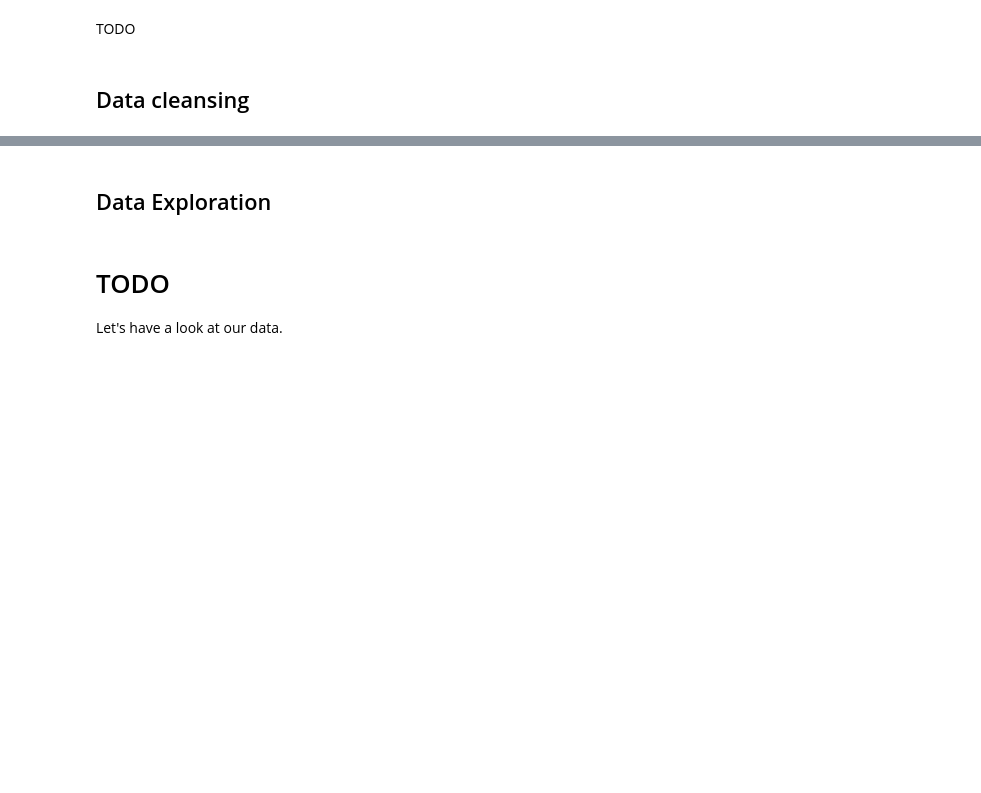
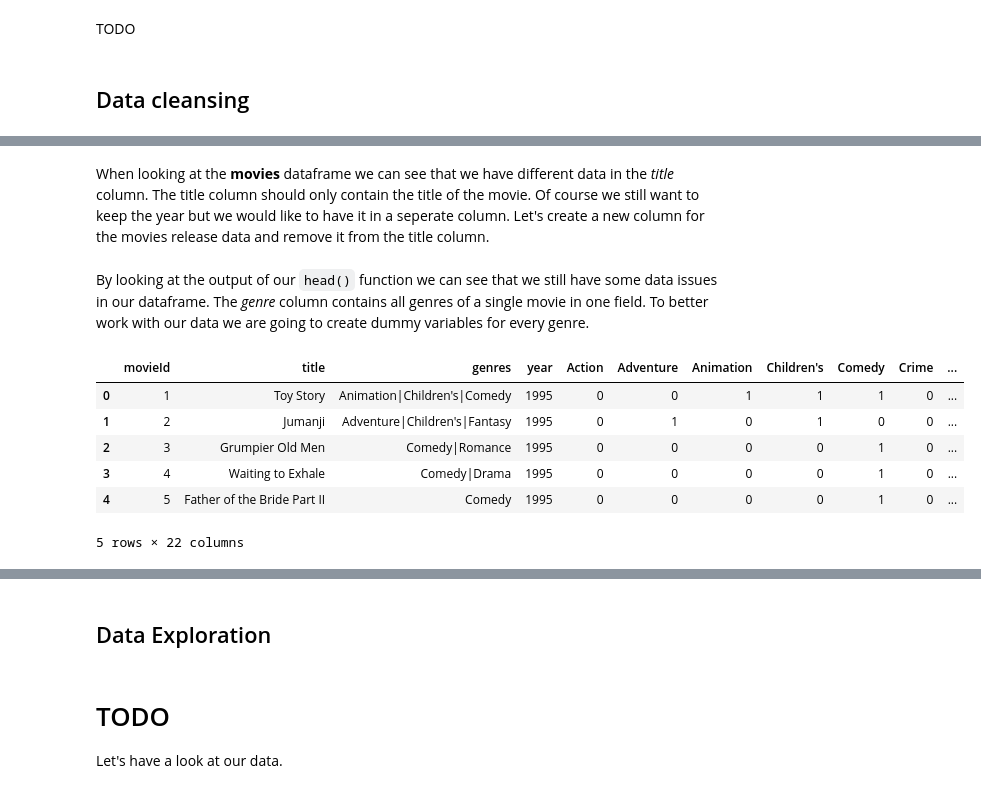
Before and after one commit to FabioArdi/morebo, a Jupyter notebook: main.ipynb, the cells around one changed output, grey strips where cells are left out. Saved outputs shown, nothing was run; the diff lists cells and outputs as text; code cells hidden in the pictures; blank space fills up the shorter version.

Commit message:
Added venv to .gitignore; Improved data cleaning

```diff
--- a/main.ipynb
+++ b/main.ipynb
@@ -44,3 +61,5 @@ movies.iloc[1080:1090]
+# %% [markdown]
+When looking at the __movies__ dataframe we can see that we have different data in the _title_ column. The title column should only contain the title of the movie. Of course we still want to keep the year but we would like to have it in a seperate column. Let's create a new column for the movies release data and remove it from the title column.
 # %%
 # Create a new column for the year
 movies['year'] = movies['title'].str.extract('.*\((.*)\).*', expand=True)
@@ -50,9 +69,17 @@ movies['year'] = movies['year'].astype(int)
 
 # Remove the year from the title
 movies['title'] = movies['title'].str.replace(r"\s\(\d{4}\)","")
+# %% [markdown]
+By looking at the output of our `head()` function we can see that we still have some data issues in our dataframe. The _genre_ column contains all genres of a single movie in one field. To better work with our data we are going to create dummy variables for every genre.
 # %%
 # Create dummy variables for the genres
 movies = movies.join(movies['genres'].str.get_dummies(sep='|'))
-
-# Drop the genres column
-movies = movies.drop('genres', axis=1)
+movies.head()
+# %% [output]
+|  | movieId | title | genres | year | Action | Adventure | Animation | Children's | Comedy | Crime | ... |
+| 0 | 1 | Toy Story | Animation|Children's|Comedy | 1995 | 0 | 0 | 1 | 1 | 1 | 0 | ... |
+| 1 | 2 | Jumanji | Adventure|Children's|Fantasy | 1995 | 0 | 1 | 0 | 1 | 0 | 0 | ... |
+| 2 | 3 | Grumpier Old Men | Comedy|Romance | 1995 | 0 | 0 | 0 | 0 | 1 | 0 | ... |
+| 3 | 4 | Waiting to Exhale | Comedy|Drama | 1995 | 0 | 0 | 0 | 0 | 1 | 0 | ... |
+| 4 | 5 | Father of the Bride Part II | Comedy | 1995 | 0 | 0 | 0 | 0 | 1 | 0 | ... |
+5 rows × 22 columns
```
Also changed, not shown: parts of 13 cells of this notebook, 1 other file.
